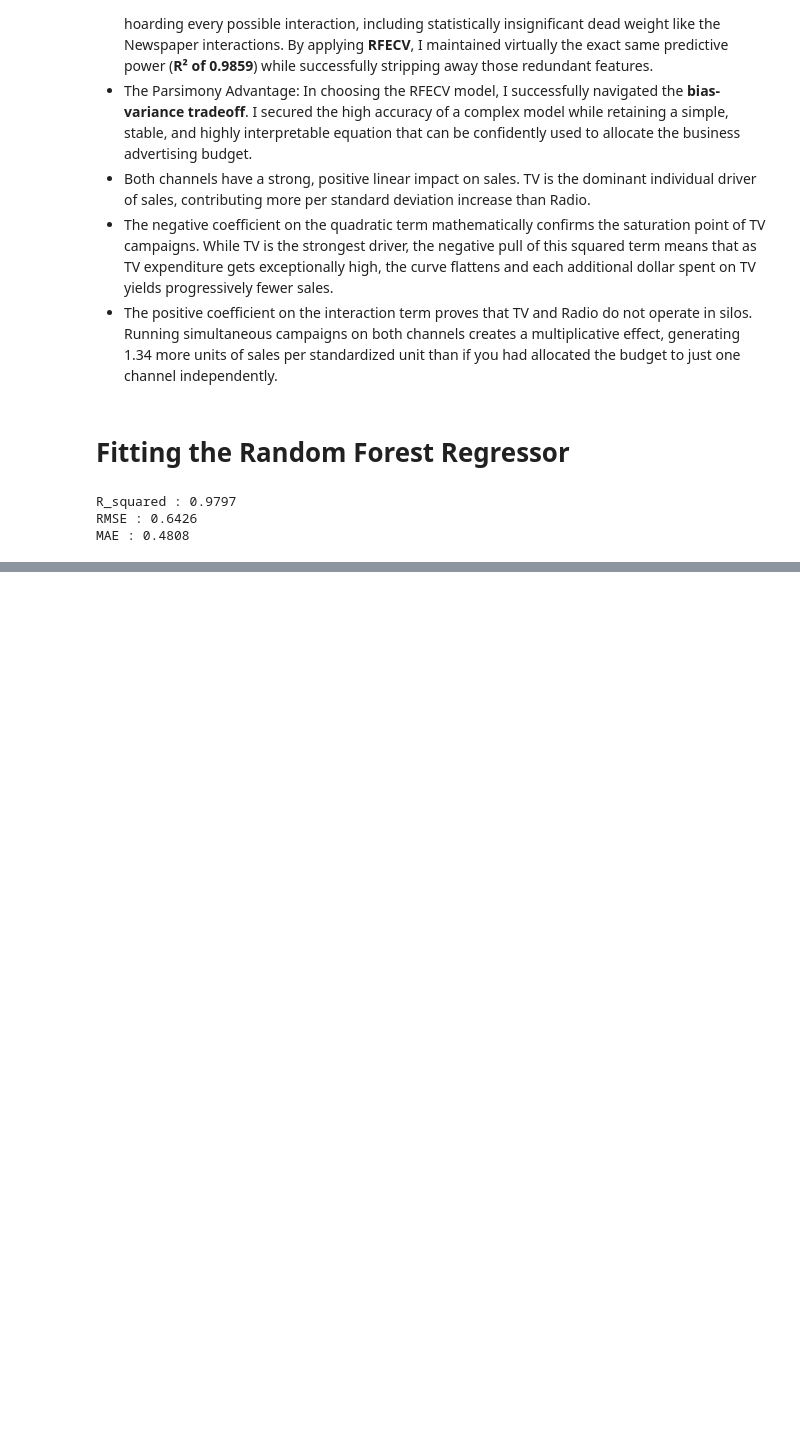
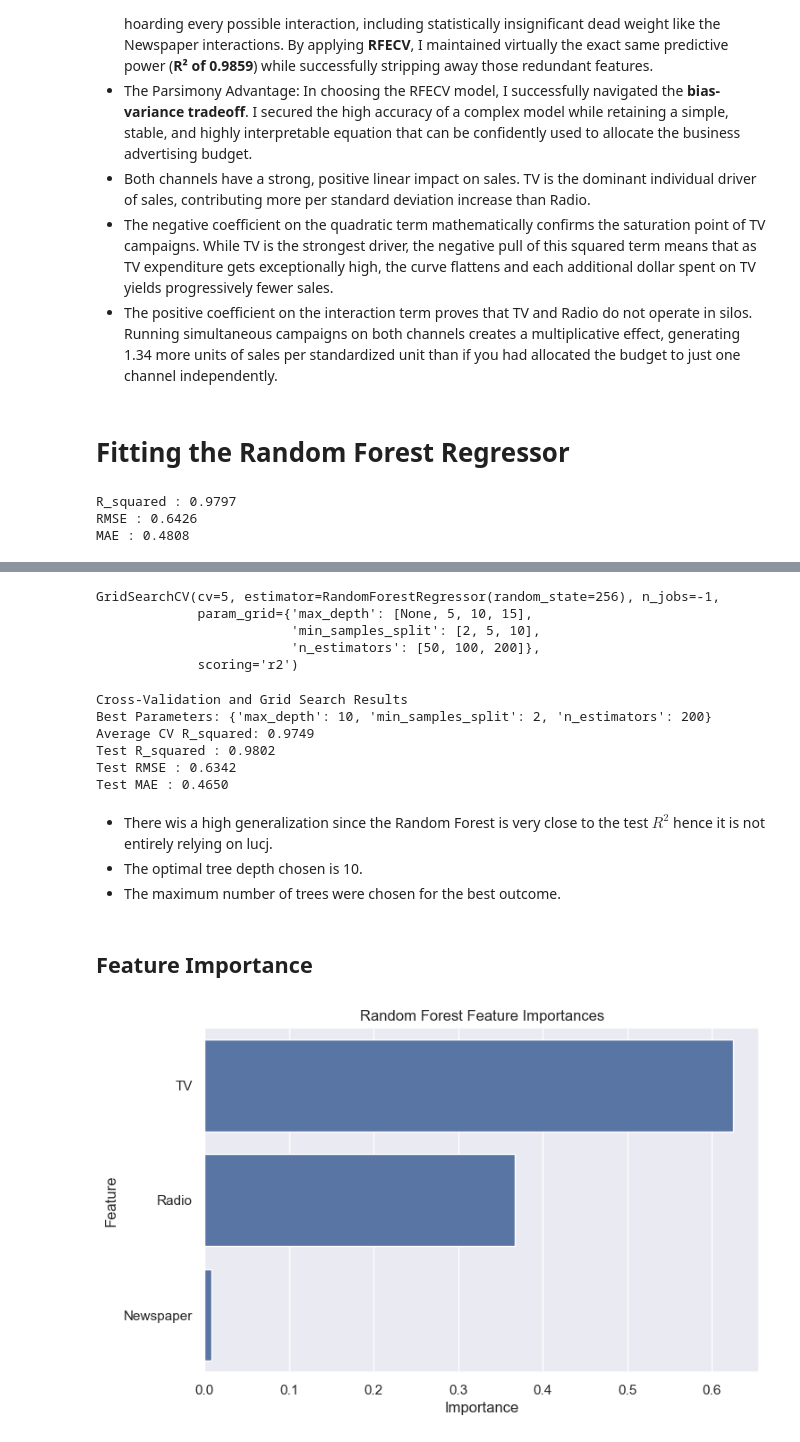
Before and after one commit to kjkyagambiddwa/OIBSIP, a Jupyter notebook: DataScience-Task5-SalesPrediction/Sales_Prediction.ipynb, the cells around one changed output, grey strips where cells are left out. Saved outputs shown, nothing was run; the diff lists cells and outputs as text; code cells hidden in the pictures; blank space fills up the shorter version.

```diff
--- a/DataScience-Task5-SalesPrediction/Sales_Prediction.ipynb
+++ b/DataScience-Task5-SalesPrediction/Sales_Prediction.ipynb
@@ -601,0 +654,66 @@ MAE : 0.4808
+# %%
+rf_base = RandomForestRegressor(random_state=256)
+
+param_grid = {
+    'n_estimators': [50, 100, 200],
+    'max_depth': [None, 5, 10, 15],
+    'min_samples_split': [2, 5, 10]
+}
+
+grid_search = GridSearchCV(
+    estimator=rf_base,
+    param_grid=param_grid,
+    cv=5,
+    scoring='r2',
+    n_jobs=-1
+)
+
+grid_search.fit(X_train, y_train)
+# %% [output]
+GridSearchCV(cv=5, estimator=RandomForestRegressor(random_state=256), n_jobs=-1,
+             param_grid={'max_depth': [None, 5, 10, 15],
+                         'min_samples_split': [2, 5, 10],
+                         'n_estimators': [50, 100, 200]},
+             scoring='r2')
+# %%
+best_rf = grid_search.best_estimator_
+best_rf_pred = best_rf.predict(X_test)
+# %%
+best_rf_mae = mean_absolute_error(y_test, best_rf_pred)
+best_rf_rmse = np.sqrt(mean_squared_error(y_test, best_rf_pred))
+best_rf_r2 = r2_score(y_test, best_rf_pred)
+
+print("Cross-Validation and Grid Search Results")
+print(f"Best Parameters: {grid_search.best_params_}")
+print(f"Average CV R_squared: {grid_search.best_score_:.4f}")
+print(f"Test R_squared : {best_rf_r2:.4f}")
+print(f"Test RMSE : {best_rf_rmse:.4f}")
+print(f"Test MAE : {best_rf_mae:.4f}")
+# %% [output]
+Cross-Validation and Grid Search Results
+Best Parameters: {'max_depth': 10, 'min_samples_split': 2, 'n_estimators': 200}
+Average CV R_squared: 0.9749
+Test R_squared : 0.9802
+Test RMSE : 0.6342
+Test MAE : 0.4650
+# %% [markdown]
+- There wis a high generalization since the Random Forest is very close to the test $R^2$ hence it is not entirely relying on lucj.
+- The optimal tree depth chosen is 10.
+- The maximum number of trees were chosen for the best outcome.
+# %% [markdown]
+## Feature Importance
+# %%
+importances = best_rf.feature_importances_
+feature_names = X.columns
+# %%
+rf_importance_df = pd.DataFrame({
+    'Feature': feature_names,
+    'Importance': importances
+}).sort_values(by='Importance', ascending=False)
+# %%
+plt.figure(figsize=(8, 5))
+sns.barplot(data=rf_importance_df, x='Importance', y='Feature')
+plt.title("Random Forest Feature Importances")
+plt.show()
+# %% [output]
+[figure, added]
```
Also changed, not shown: parts of 16 cells of this notebook.
